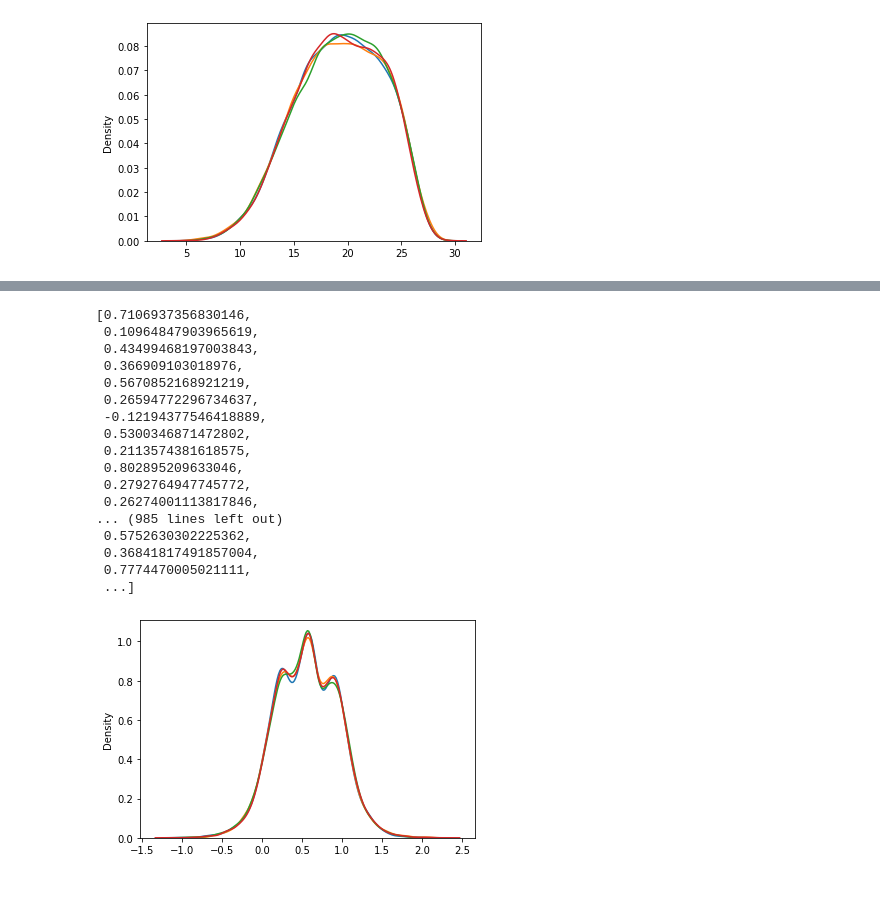
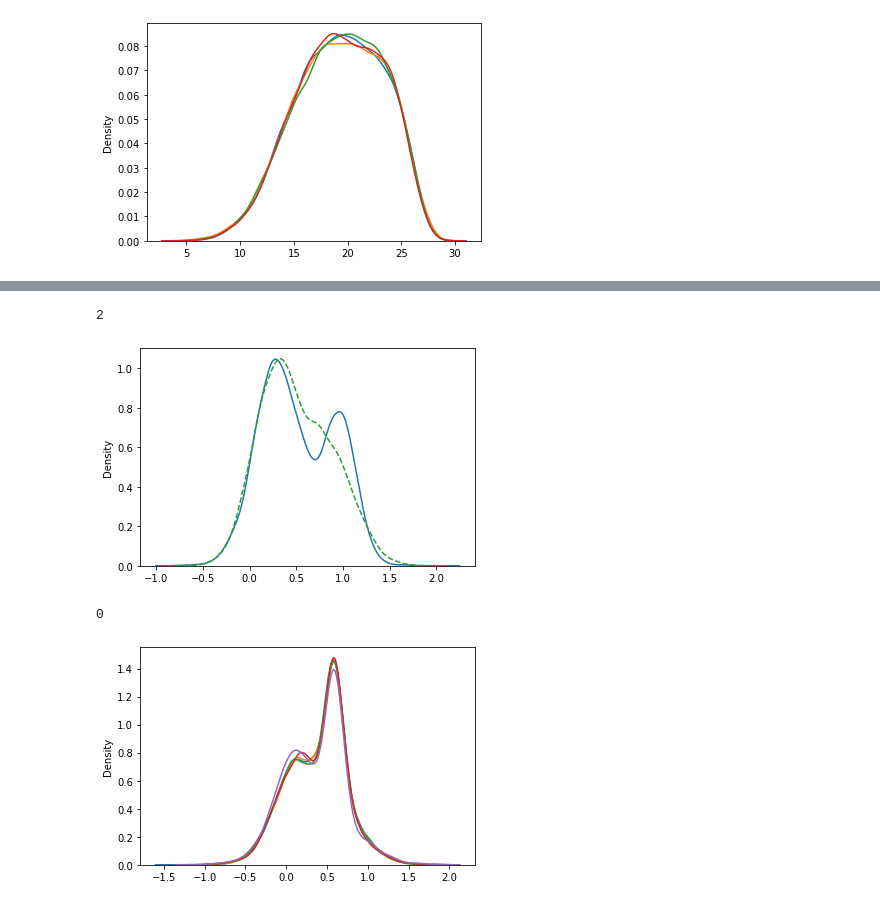
Before and after one commit to hungpham13/Distributed-data-discretization, a Jupyter notebook: Data-preparation.ipynb, the cells around one changed output, grey strips where cells are left out. Drawn from its saved outputs; the diff is of its cells as text; code cells hidden in the pictures.

```diff
--- a/Data-preparation.ipynb
+++ b/Data-preparation.ipynb
@@ -143,15 +143,16 @@ sns.kdeplot(data2021[100])
 # %%
 import random
 
-mu_range = [0,1]
-sigma_range = [0.05,0.5]
-result = []
-config = []
-for _ in range(20):
-    mu = random.uniform(mu_range[0], mu_range[1])
-    sigma = random.uniform(sigma_range[0], sigma_range[1])
-    config.append((mu,sigma))
-    s = np.random.normal(mu, sigma, 500).tolist()
-    result.extend(s)
-
-sns.kdeplot(result)
+def generate_shape(bin, num_sample=10000):
+    mu_range = [0,1]
+    sigma_range = [0.05,0.5]
+    result = []
+    config = []
+    for _ in range(bin):
+        mu = random.uniform(mu_range[0], mu_range[1])
+        sigma = random.uniform(sigma_range[0], sigma_range[1])
+        config.append((mu,sigma))
+        s = np.random.normal(mu, sigma, round(num_sample/bin)).tolist()
+        result.extend(s)
+    sns.kdeplot(result)
+    return config
@@ -161,33 +159,33 @@ sns.kdeplot(result)
 # %%
-def generate_true_dist(config, num_sample):
+def generate_true_dist(config, num_sample=10000, linestyle=''):
     result = []
     partial_num = round(num_sample/len(config))
     for (mu,sigma) in config:
         s = np.random.normal(mu, sigma, partial_num).tolist()
         result.extend(s)
-    sns.kdeplot(result)
+    sns.kdeplot(result, linestyle=linestyle)
     return result
+
+def modify_config(config):
+    i = np.random.randint(len(config))
+    print(i)
+    return config[:i] + [(config[i][0]-0.1, config[i][1]+0.1)] + config[i+1:]
+
+def generate_false_dist(config, num_sample=10000):
+    return generate_true_dist(modify_config(config), num_sample,linestyle='--')
-# %%
-generate_true_dist(config, 10000)
-generate_true_dist(config, 10000)
-generate_true_dist(config, 10000)
-generate_true_dist(config, 10000)
-# %% [output]
-[0.7106937356830146,
- 0.10964847903965619,
- 0.43499468197003843,
- 0.366909103018976,
- 0.5670852168921219,
- 0.26594772296734637,
- -0.12194377546418889,
- 0.5300346871472802,
- 0.2113574381618575,
- 0.802895209633046,
- 0.2792764947745772,
- 0.26274001113817846,
-... (985 lines left out)
- 0.5752630302225362,
- 0.36841817491857004,
- 0.7774470005021111,
- ...]
-[figure, removed]
+# %%
+config = generate_shape(4)
+s = generate_true_dist(config)
+s2 = generate_false_dist(config)
+# %% [output]
+2
+[figure, added]
+# %%
+s = generate_true_dist(config)
+s = generate_true_dist(config)
+s = generate_true_dist(config)
+s = generate_true_dist(config)
+s2 = generate_false_dist(config)
+# %% [output]
+0
+[figure, added]
```
Also changed, not shown: parts of 1 cell of this notebook.
